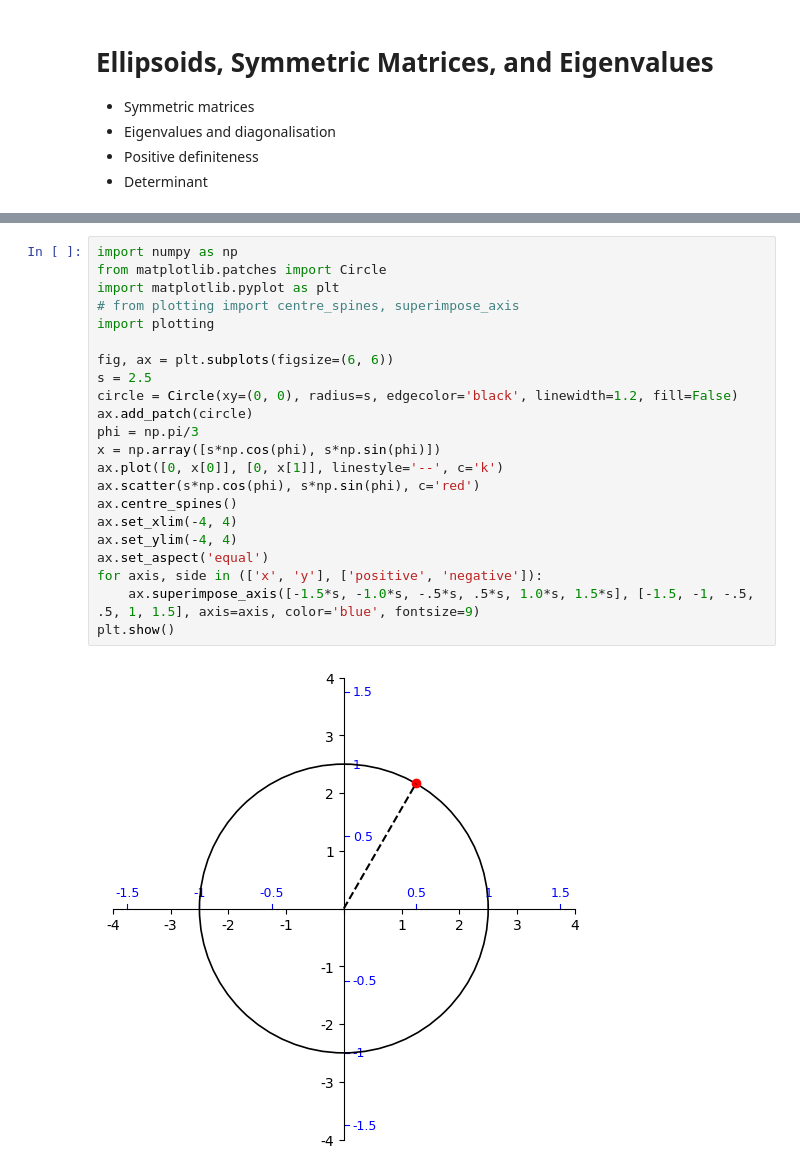
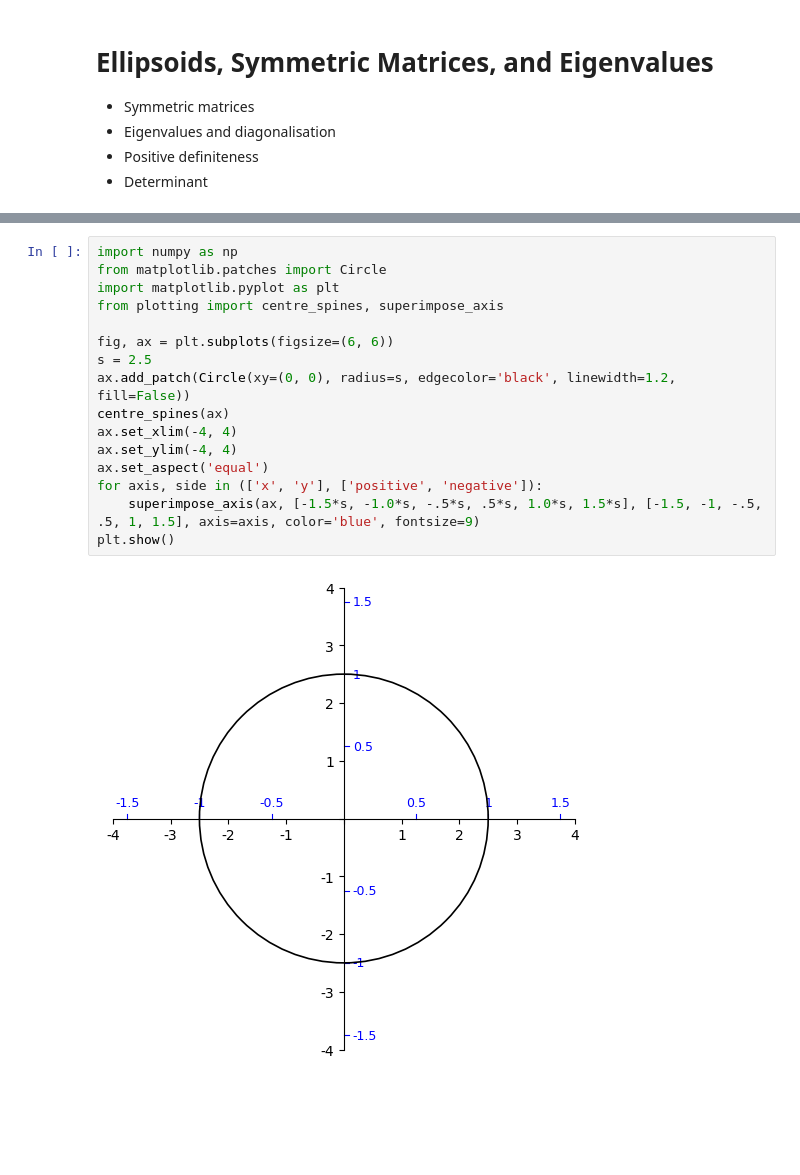
Before and after one commit to marioboley/Uni-Haifa-214.4312-Code, a Jupyter notebook: B3_eigenvalues_ellipses.ipynb, the cells around one changed output, grey strips where cells are left out. Cells and saved outputs as stored; diff of their text form; blank space fills up the shorter version.

```diff
--- a/B3_eigenvalues_ellipses.ipynb
+++ b/B3_eigenvalues_ellipses.ipynb
@@ -25,24 +25,18 @@ $$
 # %%
 import numpy as np
 from matplotlib.patches import Circle
 import matplotlib.pyplot as plt
-# from plotting import centre_spines, superimpose_axis
-import plotting
+from plotting import centre_spines, superimpose_axis
 
 fig, ax = plt.subplots(figsize=(6, 6))
 s = 2.5
-circle = Circle(xy=(0, 0), radius=s, edgecolor='black', linewidth=1.2, fill=False)
-ax.add_patch(circle)
-phi = np.pi/3
-x = np.array([s*np.cos(phi), s*np.sin(phi)])
-ax.plot([0, x[0]], [0, x[1]], linestyle='--', c='k')
-ax.scatter(s*np.cos(phi), s*np.sin(phi), c='red')
-ax.centre_spines()
+ax.add_patch(Circle(xy=(0, 0), radius=s, edgecolor='black', linewidth=1.2, fill=False))
+centre_spines(ax)
 ax.set_xlim(-4, 4)
 ax.set_ylim(-4, 4)
 ax.set_aspect('equal')
 for axis, side in (['x', 'y'], ['positive', 'negative']):
-    ax.superimpose_axis([-1.5*s, -1.0*s, -.5*s, .5*s, 1.0*s, 1.5*s], [-1.5, -1, -.5, .5, 1, 1.5], axis=axis, color='blue', fontsize=9)
+    superimpose_axis(ax, [-1.5*s, -1.0*s, -.5*s, .5*s, 1.0*s, 1.5*s], [-1.5, -1, -.5, .5, 1, 1.5], axis=axis, color='blue', fontsize=9)
 plt.show()
 # %% [output]
-[figure, old version]
+[figure, new version]
```
Also changed, not shown: parts of 16 cells of this notebook, 9 other files.
